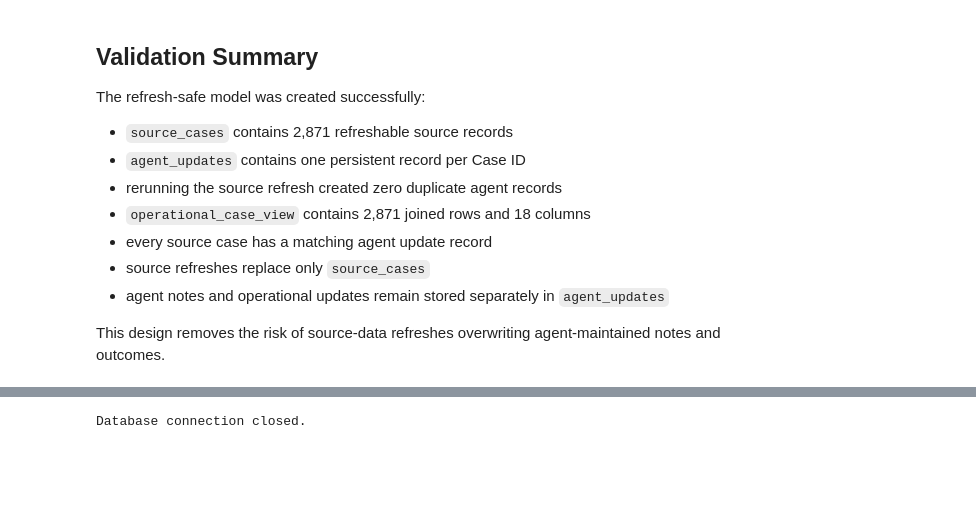
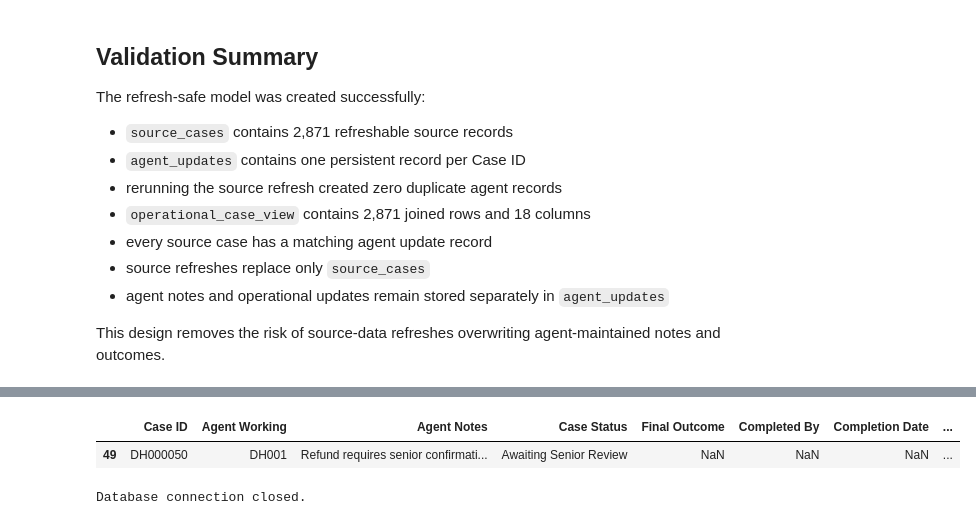
Before and after one commit to kalebbainbridge/missed-refund-analysis, a Jupyter notebook: notebooks/08_create_refresh_safe_tables.ipynb, the cells around one changed output, grey strips where cells are left out. Saved outputs shown, nothing was run; the diff lists cells and outputs as text; code cells hidden in the pictures; blank space fills up the shorter version.

```diff
--- a/notebooks/08_create_refresh_safe_tables.ipynb
+++ b/notebooks/08_create_refresh_safe_tables.ipynb
@@ -320,3 +444,15 @@ This design removes the risk of source-data refreshes overwriting agent-maintain
+# %%
+preservation_check_df = pd.read_csv(
+    agent_updates_output,
+    dtype={"Case ID": "string"},
+)
+
+preservation_check_df.loc[
+    preservation_check_df["Case ID"] == "DH000050"
+]
+# %% [output]
+|  | Case ID | Agent Working | Agent Notes | Case Status | Final Outcome | Completed By | Completion Date | ... |
+| 49 | DH000050 | DH001 | Refund requires senior confirmati... | Awaiting Senior Review | NaN | NaN | NaN | ... |
 # %%
 connection.close()
 
```
Also changed, not shown: parts of 4 cells of this notebook, 9 other files.
